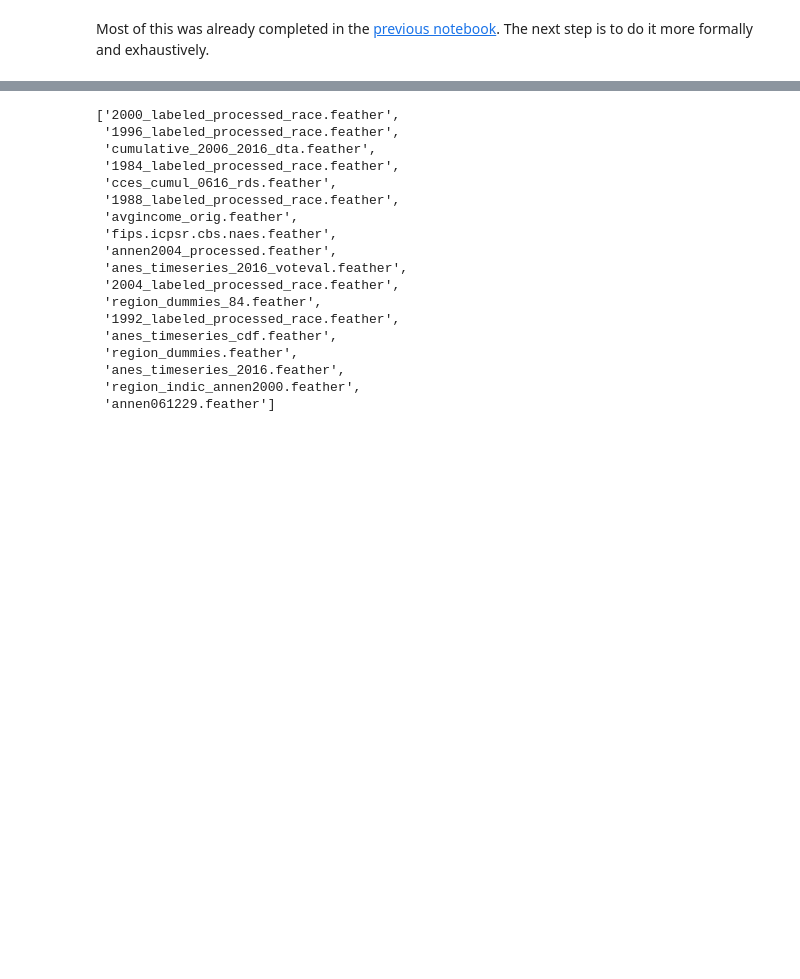
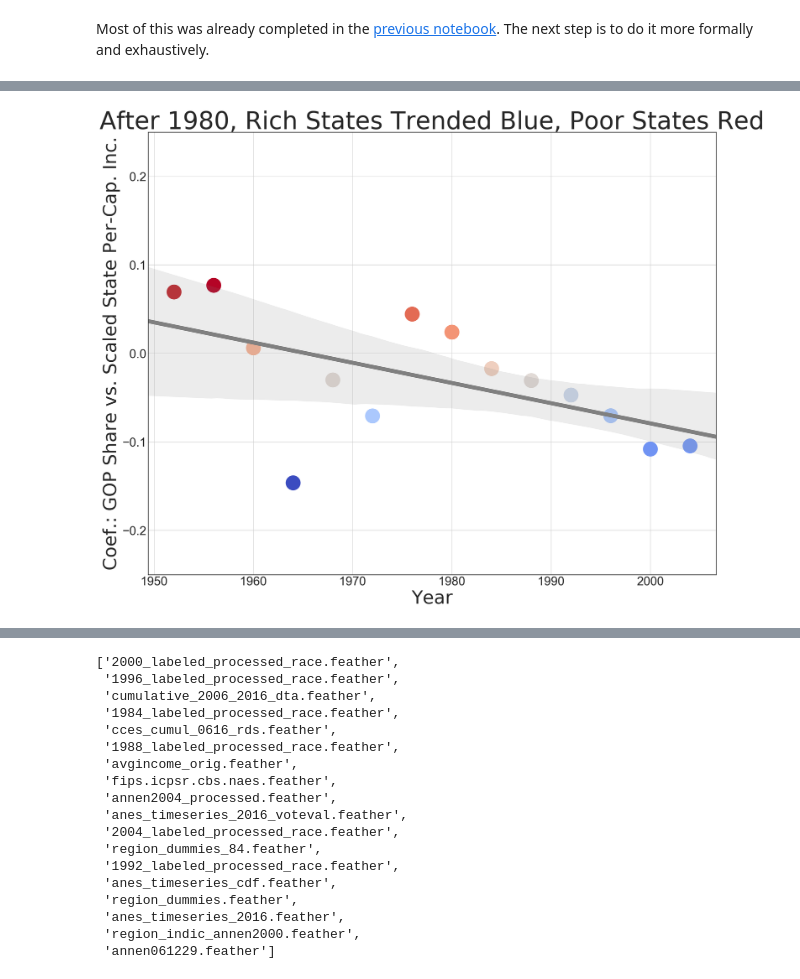
Before and after one commit to KirosG/DSI-capstone-project, a Jupyter notebook: 04-modeling-analysis.ipynb, the cells around one changed output, grey strips where cells are left out. Cells and saved outputs as stored; diff of their text form; code cells hidden in the pictures; blank space fills up the shorter version.

Commit message:
Updated with additional EDA, regression-modeling results

```diff
--- a/04-modeling-analysis.ipynb
+++ b/04-modeling-analysis.ipynb
@@ -23,2 +41,4 @@ from pymc3 import Model, sample, Normal, HalfCauchy, Uniform
 # %% [markdown]
 Most of this was already completed in the [previous notebook](03-data-cleaning-eda.ipynb). The next step is to do it more formally and exhaustively.
+# %%
+st = pd.read_table(rep_path+'st.dat', sep='"', delimiter=' ')
@@ -24,0 +81,21 @@ Most of this was already completed in the [previous notebook](03-data-cleaning-e
+# %%
+years = [year for year in st['year'].unique()]
+# %%
+model_results = [{'Year':year, 'Coef':None, 'Intercept':None, 'R2':None,
+                  'Coef t':None, 'Intercept t':None}
+                 for year in years]
+for i in range(len(years)):
+    df = st[st['year'] == years[i]]
+    X = sm.add_constant(df['z.st.inc.pop'])
+    y = df['st.repshare']
+    model = sm.OLS(y, X).fit()
+    coef = model.params[1]
+    intercept = model.params[0]
+    r2 = model.rsquared
+    fitted = model.fittedvalues
+    coef_t = model.tvalues[1]
+    intercept_t = model.tvalues[0]
+    model_results[i].update({'Year':years[i], 'Coef':coef, 'Intercept':intercept, 'R2':r2,
+                             'Coef t':coef_t, 'Intercept t':intercept_t})
+# %%
+lr_df = pd.DataFrame(model_results)
@@ -24,0 +111,17 @@ Most of this was already completed in the [previous notebook](03-data-cleaning-e
+# %%
+sns.set_style("white")
+# cmap = sns.diverging_palette(250, 15, sep=1, s=90, l=60, n=20, center="dark", as_cmap=True)
+fig, ax = plt.subplots(figsize=(20,16))
+ax.set_ylim([-0.25,0.25])
+points = plt.scatter(lr_df["Year"], lr_df["Coef"],
+                     c=lr_df['Coef'], s=800, cmap="coolwarm")
+sns.regplot('Year','Coef',data=lr_df, ax=ax, scatter=False, color='gray', line_kws={'lw':8})
+ax.set_title('After 1980, Rich States Trended Blue, Poor States Red',
+             fontdict={'fontsize':48,'fontname':'Franklin Gothic Medium'})
+ax.set_xlabel('Year', fontdict={'fontsize':36, 'fontname':'Franklin Gothic Medium'})
+ax.set_ylabel('Coef.: GOP Share vs. Scaled State Per-Cap. Inc.',
+              fontdict={'fontsize':36, 'fontname':'Franklin Gothic Medium'})
+ax.tick_params(axis='both', which='major', labelsize=24)
+ax.grid()
+# %% [output]
+[figure, added]
```
Also changed, not shown: parts of 49 cells of this notebook, 2 other files.
